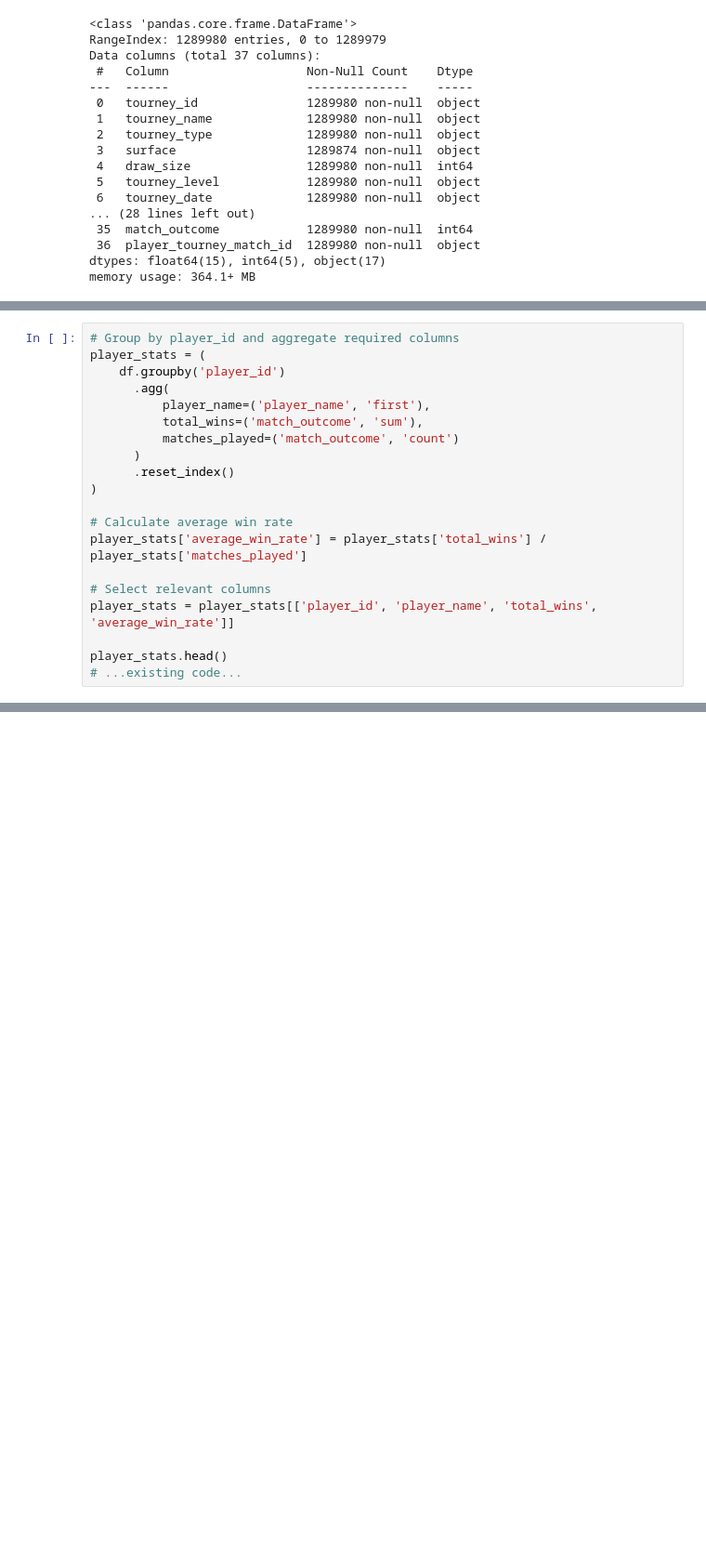
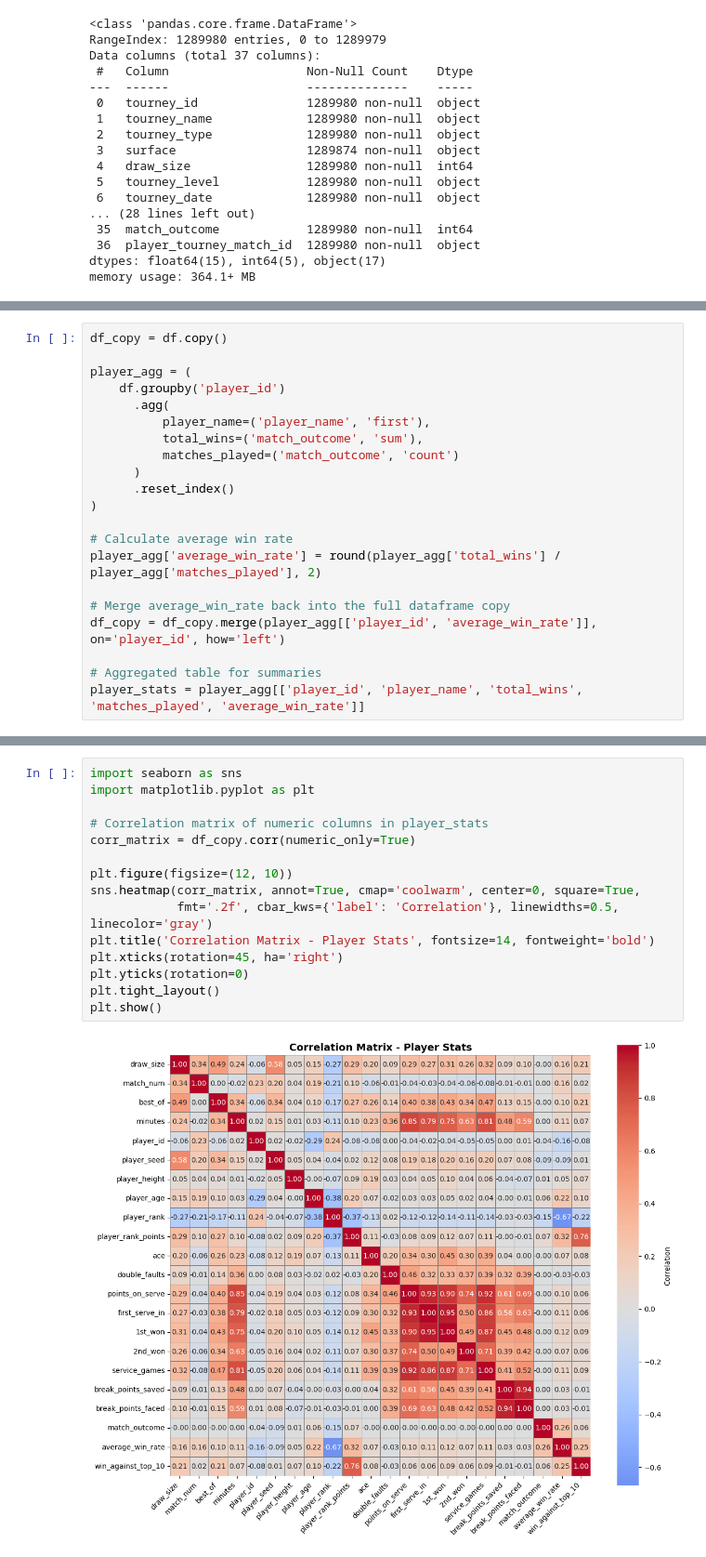
Before and after one commit to GolbertCeitaPages/CMI-DataScience-Project, a Jupyter notebook: player_stats.ipynb, the cells around one changed output, grey strips where cells are left out. Shown at 93% size. Cells and saved outputs as stored; diff of their text form; blank space fills up the shorter version.

```diff
--- a/player_stats.ipynb
+++ b/player_stats.ipynb
@@ -43,6 +52,7 @@ memory usage: 364.1+ MB
 # %%
-# Group by player_id and aggregate required columns
-player_stats = (
+df_copy = df.copy()
+
+player_agg = (
     df.groupby('player_id')
       .agg(
           player_name=('player_name', 'first'),
@@ -53,10 +63,10 @@ player_stats = (
 )
 
 # Calculate average win rate
-player_stats['average_win_rate'] = player_stats['total_wins'] / player_stats['matches_played']
+player_agg['average_win_rate'] = round(player_agg['total_wins'] / player_agg['matches_played'], 2)
 
-# Select relevant columns
-player_stats = player_stats[['player_id', 'player_name', 'total_wins', 'average_win_rate']]
+# Merge average_win_rate back into the full dataframe copy
+df_copy = df_copy.merge(player_agg[['player_id', 'average_win_rate']], on='player_id', how='left')
 
-player_stats.head()
-# ...existing code...
+# Aggregated table for summaries
+player_stats = player_agg[['player_id', 'player_name', 'total_wins', 'matches_played', 'average_win_rate']]
@@ -107,0 +106,17 @@ player_stats.to_csv("atp_player_stats/player_stats.csv", index=False)
+# %%
+import seaborn as sns
+import matplotlib.pyplot as plt
+
+# Correlation matrix of numeric columns in player_stats
+corr_matrix = df_copy.corr(numeric_only=True)
+
+plt.figure(figsize=(12, 10))
+sns.heatmap(corr_matrix, annot=True, cmap='coolwarm', center=0, square=True,
+            fmt='.2f', cbar_kws={'label': 'Correlation'}, linewidths=0.5, linecolor='gray')
+plt.title('Correlation Matrix - Player Stats', fontsize=14, fontweight='bold')
+plt.xticks(rotation=45, ha='right')
+plt.yticks(rotation=0)
+plt.tight_layout()
+plt.show()
+# %% [output]
+[figure, added]
```
Also changed, not shown: parts of 9 cells of this notebook.
